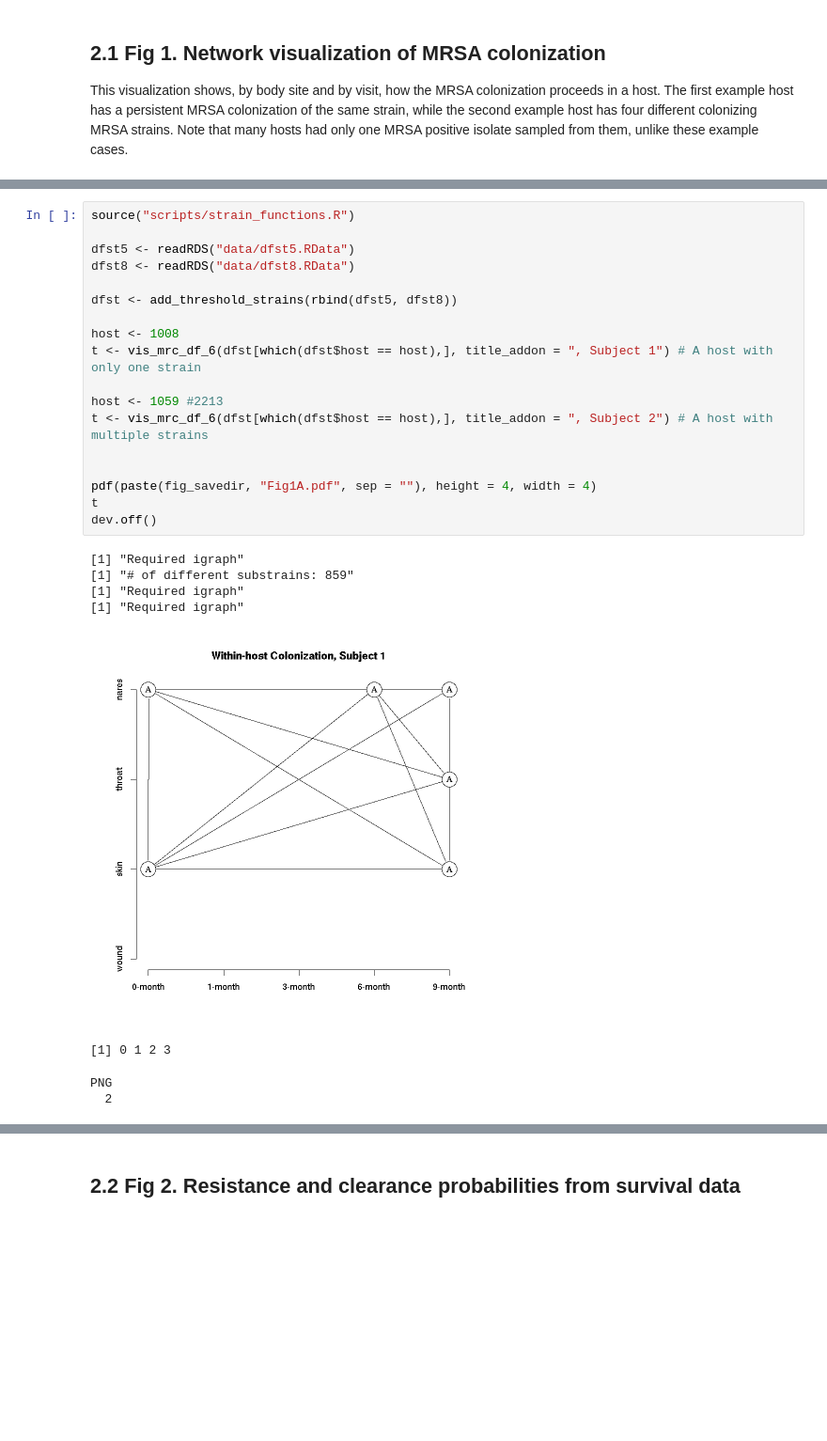
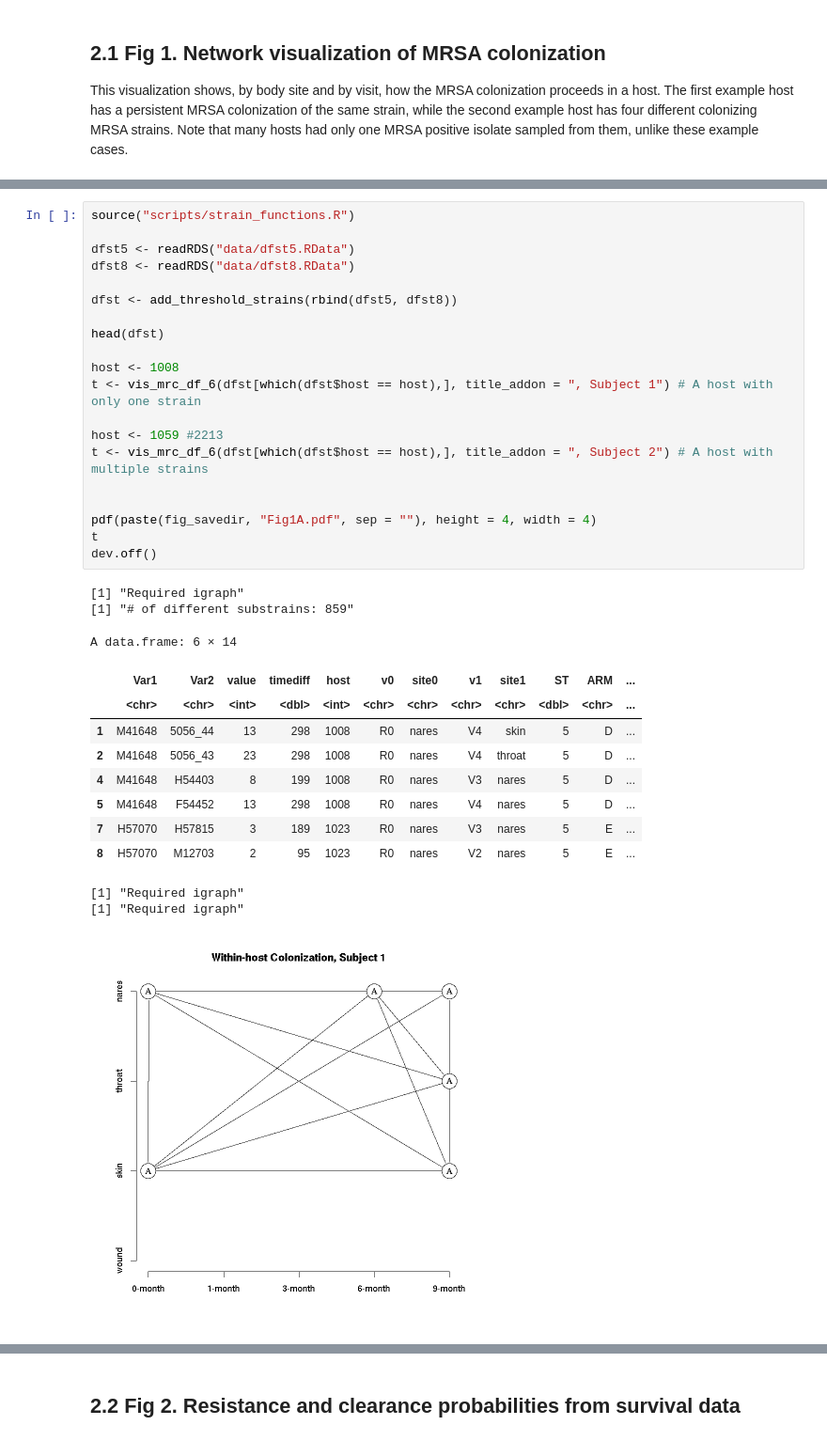
Before and after one commit to fanoja/mrsa-survival-analysis, a Jupyter notebook: MRSA Clearance.ipynb, the cells around one changed output, grey strips where cells are left out. Shown: that part at 94% size. Drawn from its saved outputs; the diff is of its cells as text; blank space fills up the shorter version.

```diff
--- a/MRSA Clearance.ipynb
+++ b/MRSA Clearance.ipynb
@@ -229,27 +168,35 @@ This visualization shows, by body site and by visit, how the MRSA colonization p
 # %%
 source("scripts/strain_functions.R")
 
 dfst5 <- readRDS("data/dfst5.RData")
 dfst8 <- readRDS("data/dfst8.RData")
 
 dfst <- add_threshold_strains(rbind(dfst5, dfst8))
+
+head(dfst)
 
 host <- 1008
 t <- vis_mrc_df_6(dfst[which(dfst$host == host),], title_addon = ", Subject 1") # A host with only one strain
 
 host <- 1059 #2213
 t <- vis_mrc_df_6(dfst[which(dfst$host == host),], title_addon = ", Subject 2") # A host with multiple strains
 
 
 pdf(paste(fig_savedir, "Fig1A.pdf", sep = ""), height = 4, width = 4)
 t
 dev.off()
 # %% [output]
 [1] "Required igraph"
 [1] "# of different substrains: 859"
-[1] "Required igraph"
-[1] "Required igraph"
+A data.frame: 6 × 14
+|  | Var1 | Var2 | value | timediff | host | v0 | site0 | v1 | site1 | ST | ARM | ... |
+|  | <chr> | <chr> | <int> | <dbl> | <int> | <chr> | <chr> | <chr> | <chr> | <dbl> | <chr> | ... |
+| 1 | M41648 | 5056_44 | 13 | 298 | 1008 | R0 | nares | V4 | skin | 5 | D | ... |
+| 2 | M41648 | 5056_43 | 23 | 298 | 1008 | R0 | nares | V4 | throat | 5 | D | ... |
+| 4 | M41648 | H54403 | 8 | 199 | 1008 | R0 | nares | V3 | nares | 5 | D | ... |
+| 5 | M41648 | F54452 | 13 | 298 | 1008 | R0 | nares | V4 | nares | 5 | D | ... |
+| 7 | H57070 | H57815 | 3 | 189 | 1023 | R0 | nares | V3 | nares | 5 | E | ... |
+| 8 | H57070 | M12703 | 2 | 95 | 1023 | R0 | nares | V2 | nares | 5 | E | ... |
+[1] "Required igraph"
+[1] "Required igraph"
 [figure]
-[1] 0 1 2 3
-PNG
-  2
```
Also changed, not shown: parts of 11 cells of this notebook, 2 other files.
